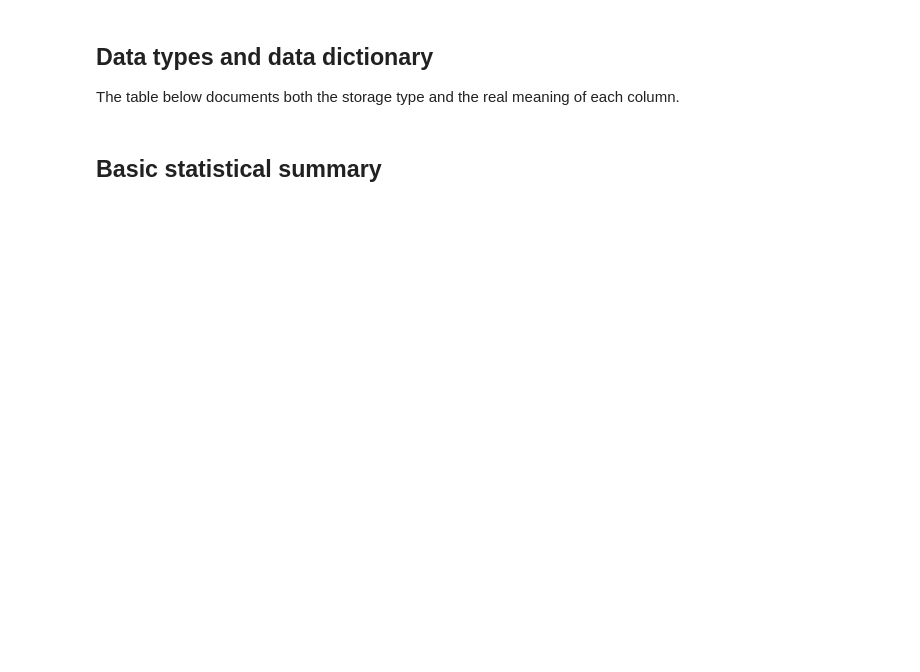
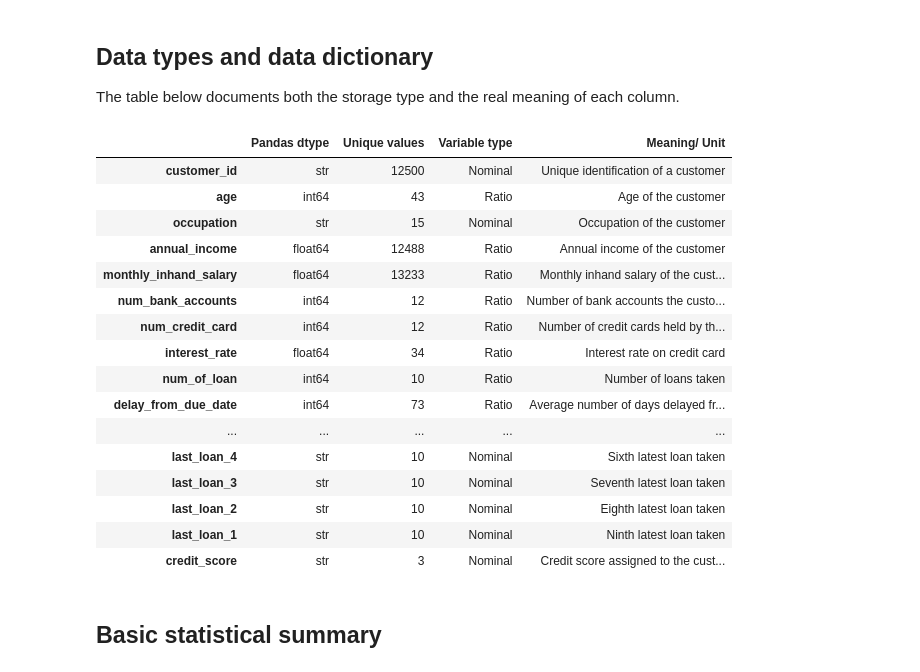
Before and after one commit to pewpy376/credit-score-classification, a Jupyter notebook: 01_eda.ipynb, the cells around one changed output. Saved outputs shown, nothing was run; the diff lists cells and outputs as text; code cells hidden in the pictures; blank space fills up the shorter version.

```diff
--- a/01_eda.ipynb
+++ b/01_eda.ipynb
@@ -75,12 +99,63 @@ print(f"First 5 rows: {df.head(5)}")
 The table below documents both the storage type and the real meaning of each column.
 # %%
 data_dictionary = {
+    "customer_id": ("Nominal","Unique identification of a customer"),
+    "age": ("Ratio", "Age of the customer"),
+    "occupation": ("Nominal", "Occupation of the customer"),
+    "annual_income": ("Ratio", "Annual income of the customer"),
+    "monthly_inhand_salary": ("Ratio", "Monthly inhand salary of the customer"),
+    "num_bank_accounts": ("Ratio", "Number of bank accounts the customer holds"),
+    "num_credit_card": ("Ratio", "Number of credit cards held by the customer"),
+    "interest_rate": ("Ratio", "Interest rate on credit card"),
+    "num_of_loan": ("Ratio", "Number of loans taken"),
+    "delay_from_due_date": ("Ratio", "Average number of days delayed from the payment due date"),
+    "num_of_delayed_payment": ("Ratio", "Number of payments delayed"),
+    "changed_credit_limit": ("Ratio", "Percentage change in credit card limit"),
+    "num_credit_inquiries": ("Ratio", "Number of credit card inquiries made by lenders on customer"),
+    "credit_mix": ("Ordinal", "Type of the mix of credits that the customer has: (Bad/Standard/Good)"),
+    "outstanding_debt": ("Ratio", "Remaining debt to be paid (in USD)"),
+    "credit_utilization_ratio": ("Ratio", "Utilization ratio of credit card"),
+    "credit_history_age": ("Ratio", "The age of credit history of the customer in months"),
+    "payment_of_min_amount": ("Nominal", "Whether minimum amount was paid by the customer or not: (Yes/No)"),
+    "total_emi_per_month": ("Ratio", "Monthly EMI payments (in USD)"),
+    "amount_invested_monthly": ("Ratio", "Monthly amount invested by the customer (in USD)"),
+    "payment_behaviour": ("Ordinal", "Payment behaviour of the customer: (Low/High)_spent_(Small/Medium/Large)_value_payments"),
+    "monthly_balance": ("Ratio", "Monthly balance amount of the customer (in USD)"),
+    "last_loan_9": ("Nominal", "Latest loan taken"),
+    "last_loan_8": ("Nominal", "Second latest loan taken"),
+    "last_loan_7": ("Nominal", "Third latest loan taken"),
+    "last_loan_6": ("Nominal", "Fourth latest loan taken"),
+    "last_loan_5": ("Nominal", "Fifth latest loan taken"),
+    "last_loan_4": ("Nominal", "Sixth latest loan taken"),
+    "last_loan_3": ("Nominal", "Seventh latest loan taken"),
+    "last_loan_2": ("Nominal", "Eighth latest loan taken"),
+    "last_loan_1": ("Nominal", "Ninth latest loan taken"),
+    "credit_score": ("Nominal", "Credit score assigned to the customer for given month")
+}
 
-}
 dtype_table = pd.DataFrame({
     "Pandas dtype": df.dtypes.astype(str),
     "Unique values": df.nunique(),
     "Variable type": [data_dictionary[c][0] for c in df.columns],
     "Meaning/ Unit": [data_dictionary[c][1] for c in df.columns]
 })
+
 dtype_table
+# %% [output]
+|  | Pandas dtype | Unique values | Variable type | Meaning/ Unit |
+| customer_id | str | 12500 | Nominal | Unique identification of a customer |
+| age | int64 | 43 | Ratio | Age of the customer |
+| occupation | str | 15 | Nominal | Occupation of the customer |
+| annual_income | float64 | 12488 | Ratio | Annual income of the customer |
+| monthly_inhand_salary | float64 | 13233 | Ratio | Monthly inhand salary of the cust... |
+| num_bank_accounts | int64 | 12 | Ratio | Number of bank accounts the custo... |
+| num_credit_card | int64 | 12 | Ratio | Number of credit cards held by th... |
+| interest_rate | float64 | 34 | Ratio | Interest rate on credit card |
+| num_of_loan | int64 | 10 | Ratio | Number of loans taken |
+| delay_from_due_date | int64 | 73 | Ratio | Average number of days delayed fr... |
+| ... | ... | ... | ... | ... |
+| last_loan_4 | str | 10 | Nominal | Sixth latest loan taken |
+| last_loan_3 | str | 10 | Nominal | Seventh latest loan taken |
+| last_loan_2 | str | 10 | Nominal | Eighth latest loan taken |
+| last_loan_1 | str | 10 | Nominal | Ninth latest loan taken |
+| credit_score | str | 3 | Nominal | Credit score assigned to the cust... |
```
Also changed, not shown: parts of 18 cells of this notebook.
